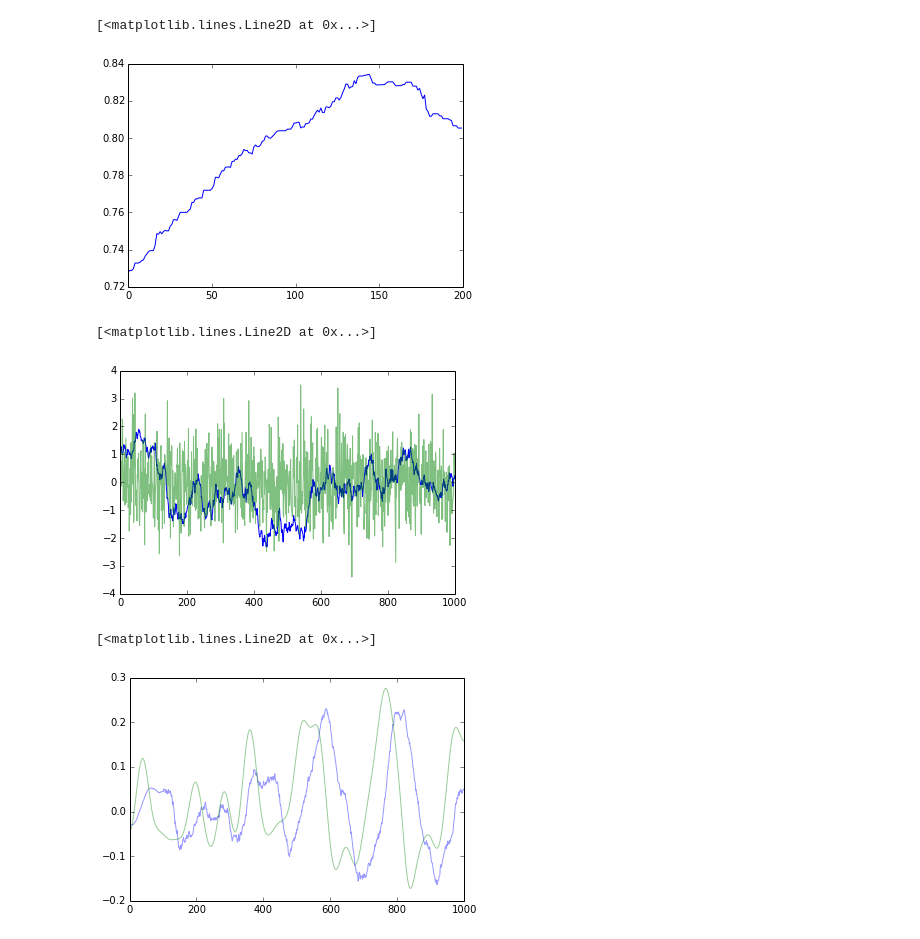
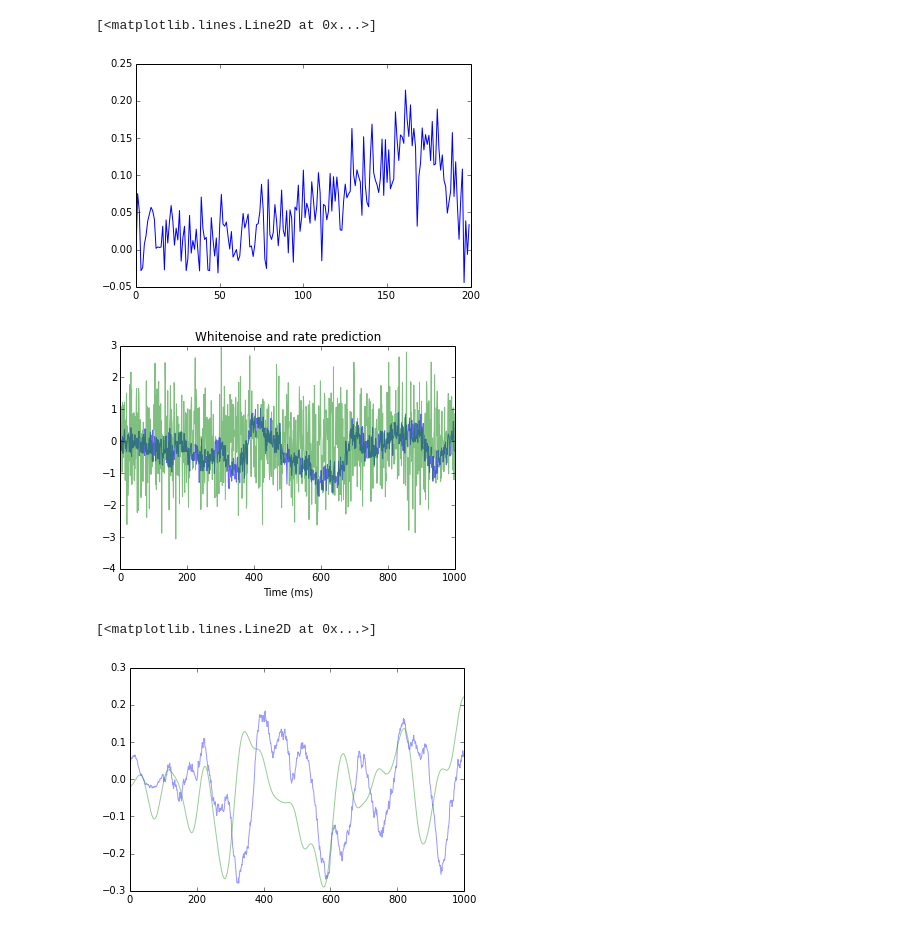
Before and after one commit to Seanny123/SYDE552, a Jupyter notebook: lnp/Q2.ipynb, the cells around one changed output. Drawn from its saved outputs; the diff is of its cells as text; code cells hidden in the pictures.

```diff
--- a/lnp/Q2.ipynb
+++ b/lnp/Q2.ipynb
@@ -39,23 +39,25 @@ def stavg(stim, resp, win=40):
     return np.average(inputs, axis=0)
 # %%
 new_noise = np.random.normal(0, 1, size=100*1000)
-n_res = synthetic_neuron(white_noise)
-in_avg = stavg(white_noise, n_res, win=200)
+n_res = synthetic_neuron(new_noise)
+in_avg = stavg(new_noise, n_res, win=200)
 plt.plot(in_avg)
 # %% [output]
 [<matplotlib.lines.Line2D at 0x...>]
-[figure, old version]
+[figure, new version]
 # %%
 avg_rate = np.sum(n_res) / float(n_res.shape[0])
 kernel = (avg_rate * in_avg)
 # %%
 lin_est = np.convolve(new_noise, kernel, mode='same')
 # %%
-plt.plot(lin_est[:1000]*10, alpha=1)
+plt.plot(lin_est[:1000]*60, alpha=0.6)
 plt.plot(new_noise[:1000], alpha=0.5)
+plt.title("Whitenoise and rate prediction")
+plt.xlabel("Time (ms)")
+plt.savefig("lin-model")
 # %% [output]
-[<matplotlib.lines.Line2D at 0x...>]
-[figure, old version]
+[figure, new version]
 # %%
 # smoothing experiment
 from scipy.ndimage.filters import gaussian_filter1d
@@ -68,11 +70,14 @@ def smooth_experiment():
     avg_rate = np.sum(n_res) / float(n_res.shape[0])
     kernel = (avg_rate * in_avg)
     lin_est = np.convolve(new_noise[:1000], kernel, mode='same')
-    plt.plot(lin_est[:1000]*12, alpha=0.4)
-    plt.plot(col_noise[:1000], alpha=0.4)
+    return (lin_est, col_noise)
+
+smooth = smooth_experiment()
+plt.plot(smooth[0][:1000]*60, alpha=0.4)
+plt.plot(smooth[1][:1000], alpha=0.4)
 # %% [output]
 [<matplotlib.lines.Line2D at 0x...>]
-[figure, old version]
+[figure, new version]
 # %%
 from scipy.optimize import curve_fit
 # %%
```
Also changed, not shown: parts of 9 cells of this notebook, 1 other file.
